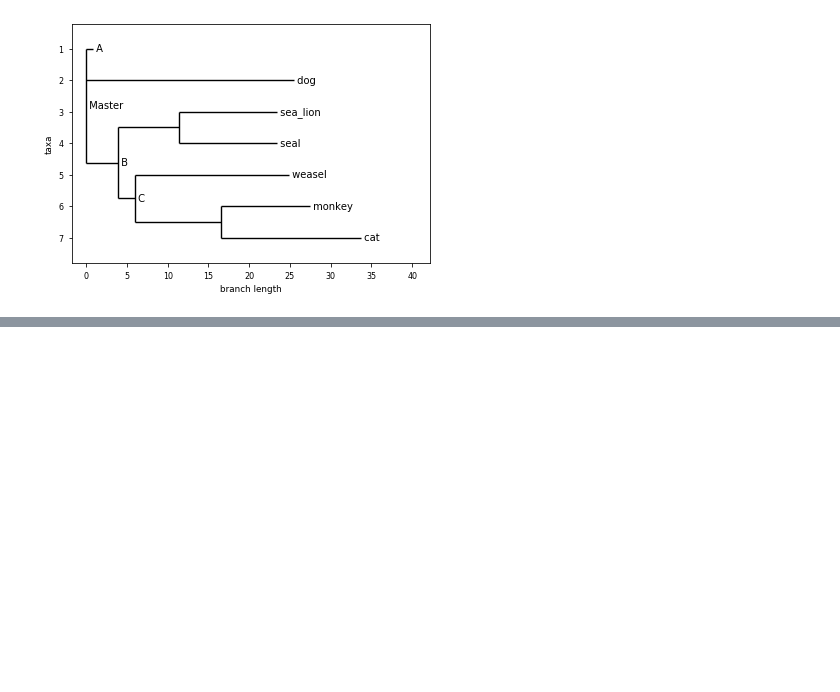
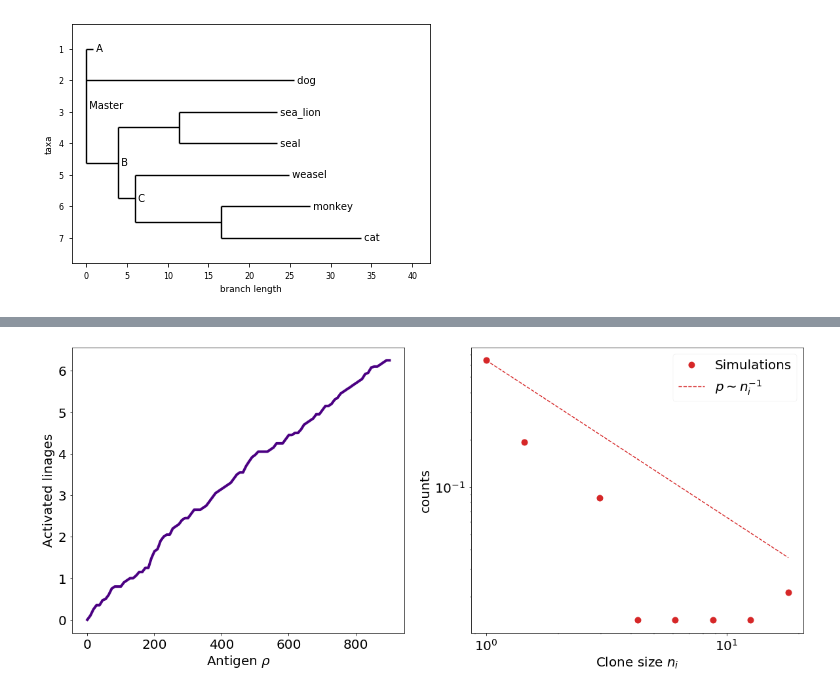
Before and after one commit to betoto008/Affinity_maturation, a Jupyter notebook: Jupyter_Notebooks/Stochastic_simulation.ipynb, the cells around one changed output, grey strips where cells are left out. Cells and saved outputs as stored; diff of their text form; code cells hidden in the pictures; blank space fills up the shorter version.

```diff
--- a/Jupyter_Notebooks/Stochastic_simulation.ipynb
+++ b/Jupyter_Notebooks/Stochastic_simulation.ipynb
@@ -112,10 +141,14 @@ Phylo.draw(tree)
 %%time
 n_linages = 200
 U = n_linages/n_seq
-nu = 1.5
+nu = 0.5
 R=6
 beta = 1
 gamma = 1
 T = 6
 activated_linages_size = []
+activation_time_series_rho = np.zeros(100)
+#activation_time_series_t = np.zeros(50)
+rho_new = np.linspace(1, 9e2, 100)
+#t_new = np.linspace(0, 4, 50)
 # %% [output]
@@ -124,9 +157,20 @@ Wall time: 2min 12s
 # %%
 %%time
-for i in range(500):
+counter = 20
+for i in range(counter):
     Sub_Sequences = np.random.choice(Sequences, n_linages)
     Model = Stochastic_simulation(Sequences = Sub_Sequences, n_linages=n_linages, T = T, U = U, gamma = gamma,
                                   nu = nu, R = R, beta = beta, master_Sequence_energy = 12)
     Model.Gillespie()
+    print(i, '...')
     activated_linages_size = np.append(activated_linages_size, [Model.linages_time_series[i,-1] for i in range(n_linages) if Model.Sequences[i].active])
+    activation_time_series_i = [np.sum(Model.activation_time_series[:,i]) for i in range(int(len(Model.activation_time_series[0,:])))]
+    f_rho = interp1d(Model.antigen_time_series, activation_time_series_i)
+    #f_t = interp1d(Model.time_series, activation_time_series_i)
+    activation_time_series_rho = activation_time_series_rho + f_rho(rho_new)
+    #activation_time_series_t = activation_time_series_t + f_t(t_new)
+
+activation_time_series_rho = activation_time_series_rho/counter
+#activation_time_series_t = activation_time_series_t/counter
+print(counter)
 # %% [output]
@@ -135,19 +194,31 @@ Wall time: 17min 33s
 # %%
-fig, ax = plt.subplots(1,1,figsize=(10,8))
+fig, ax = plt.subplots(1,2,figsize=(20,8))
+
+ax[0].plot(rho_new, activation_time_series_rho, '-', ms = 5, linewidth = 4, color = 'indigo')
+ax[0].set_xlabel(r'Antigen $\rho$', fontsize = 20)
+ax[0].set_ylabel(r'Activated linages', fontsize = 20)
+ax[0].tick_params(labelsize = 20)
+#ax[0].set_xscale('log')
+#ax[0].set_yscale('log')
+#ax[0].legend(loc = 0, fontsize = 20)
+
+#________________________________________________________________________________________
 data_activated_linages = np.histogram(activated_linages_size, bins = np.logspace(0,np.log10(np.max(activated_linages_size)),10))
-#ax.plot(data_activated_linages[1][:-1], np.cumsum(data_activated_linages[0]), marker = '.', ms = 20, linestyle = '--', linewidth = 4, color = 'tab:red')
-ax.plot(data_activated_linages[1][:-1], data_activated_linages[0]/np.sum(data_activated_linages[0]), marker = '.', ms = 20, linestyle = '', linewidth = 4, color = 'tab:red', label = 'Simulations')
-ax.plot(data_activated_linages[1][:-1], (data_activated_linages[0][0]/np.sum(data_activated_linages[0]))*(data_activated_linages[1][:-1])**(-1), label = r'$p\sim n_i^{-1}$')
-ax.set_xlabel(r'Clone size $n_i$', fontsize = 20)
-ax.set_ylabel(r'counts', fontsize = 20)
-ax.tick_params(labelsize = 20)
-ax.set_xscale('log')
-ax.set_yscale('log')
-ax.legend(loc = 0, fontsize = 20)
+#ax[1].plot(data_activated_linages[1][:-1], np.cumsum(data_activated_linages[0]), marker = '.', ms = 20, linestyle = '--', linewidth = 4, color = 'tab:red')
+ax[1].plot(data_activated_linages[1][:-1], data_activated_linages[0]/np.sum(data_activated_linages[0]), marker = '.', ms = 20, linestyle = '', linewidth = 4, color = 'tab:red', label = 'Simulations')
+ax[1].plot(data_activated_linages[1][:-1], (data_activated_linages[0][0]/np.sum(data_activated_linages[0]))*(data_activated_linages[1][:-1])**(-1), linestyle = '--', color = 'tab:red', label = r'$p\sim n_i^{-1}$')
+ax[1].set_xlabel(r'Clone size $n_i$', fontsize = 20)
+ax[1].set_ylabel(r'counts', fontsize = 20)
+ax[1].tick_params(labelsize = 20)
+ax[1].set_xscale('log')
+ax[1].set_yscale('log')
+ax[1].legend(loc = 0, fontsize = 20)
 
 counter = 0
 while(os.path.isfile('../Figures/Linages_size_distribution_%d.png'%(counter))):
     counter+=1
 
-fig.savefig('../Figures/Linages_size_distribution_%d.png'%(counter))
-plt.close()
+#fig.savefig('../Figures/Linages_size_distribution_%d.png'%(counter))
+#plt.close()
+# %% [output]
+[figure, added]
```
Also changed, not shown: parts of 10 cells of this notebook, 6 other files.
